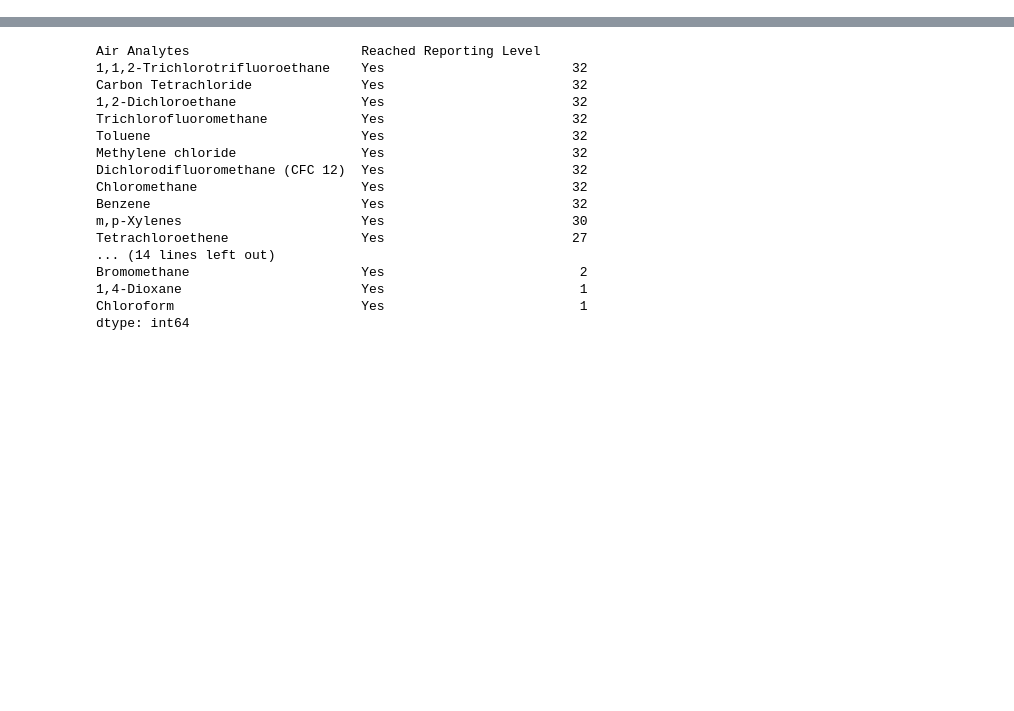
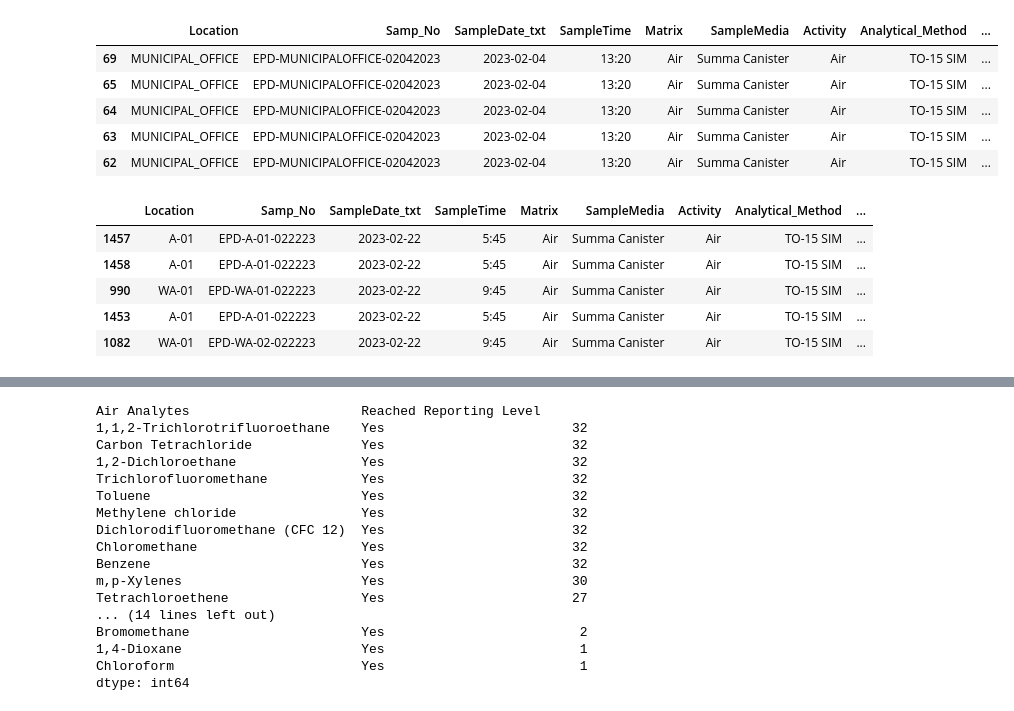
Before and after one commit to silvanoross/Ohio_and_World_Health, a Jupyter notebook: air_water_soil.ipynb, the cells around one changed output, grey strips where cells are left out. Cells and saved outputs as stored; diff of their text form; code cells hidden in the pictures; blank space fills up the shorter version.

```diff
--- a/air_water_soil.ipynb
+++ b/air_water_soil.ipynb
@@ -26,0 +81,18 @@ soil_df = pd.read_csv(soil_csv, infer_datetime_format=True, index_col=None)
+# %%
+# order by date
+air_df = air_df.sort_values(by=['SampleDate_txt'])
+display(air_df.head())
+display(air_df.tail())
+# %% [output]
+|  | Location | Samp_No | SampleDate_txt | SampleTime | Matrix | SampleMedia | Activity | Analytical_Method | ... |
+| 69 | MUNICIPAL_OFFICE | EPD-MUNICIPALOFFICE-02042023 | 2023-02-04 | 13:20 | Air | Summa Canister | Air | TO-15 SIM | ... |
+| 65 | MUNICIPAL_OFFICE | EPD-MUNICIPALOFFICE-02042023 | 2023-02-04 | 13:20 | Air | Summa Canister | Air | TO-15 SIM | ... |
+| 64 | MUNICIPAL_OFFICE | EPD-MUNICIPALOFFICE-02042023 | 2023-02-04 | 13:20 | Air | Summa Canister | Air | TO-15 SIM | ... |
+| 63 | MUNICIPAL_OFFICE | EPD-MUNICIPALOFFICE-02042023 | 2023-02-04 | 13:20 | Air | Summa Canister | Air | TO-15 SIM | ... |
+| 62 | MUNICIPAL_OFFICE | EPD-MUNICIPALOFFICE-02042023 | 2023-02-04 | 13:20 | Air | Summa Canister | Air | TO-15 SIM | ... |
+|  | Location | Samp_No | SampleDate_txt | SampleTime | Matrix | SampleMedia | Activity | Analytical_Method | ... |
+| 1457 | A-01 | EPD-A-01-022223 | 2023-02-22 | 5:45 | Air | Summa Canister | Air | TO-15 SIM | ... |
+| 1458 | A-01 | EPD-A-01-022223 | 2023-02-22 | 5:45 | Air | Summa Canister | Air | TO-15 SIM | ... |
+| 990 | WA-01 | EPD-WA-01-022223 | 2023-02-22 | 9:45 | Air | Summa Canister | Air | TO-15 SIM | ... |
+| 1453 | A-01 | EPD-A-01-022223 | 2023-02-22 | 5:45 | Air | Summa Canister | Air | TO-15 SIM | ... |
+| 1082 | WA-01 | EPD-WA-02-022223 | 2023-02-22 | 9:45 | Air | Summa Canister | Air | TO-15 SIM | ... |
```
Also changed, not shown: parts of 17 cells of this notebook, 4 other files.
